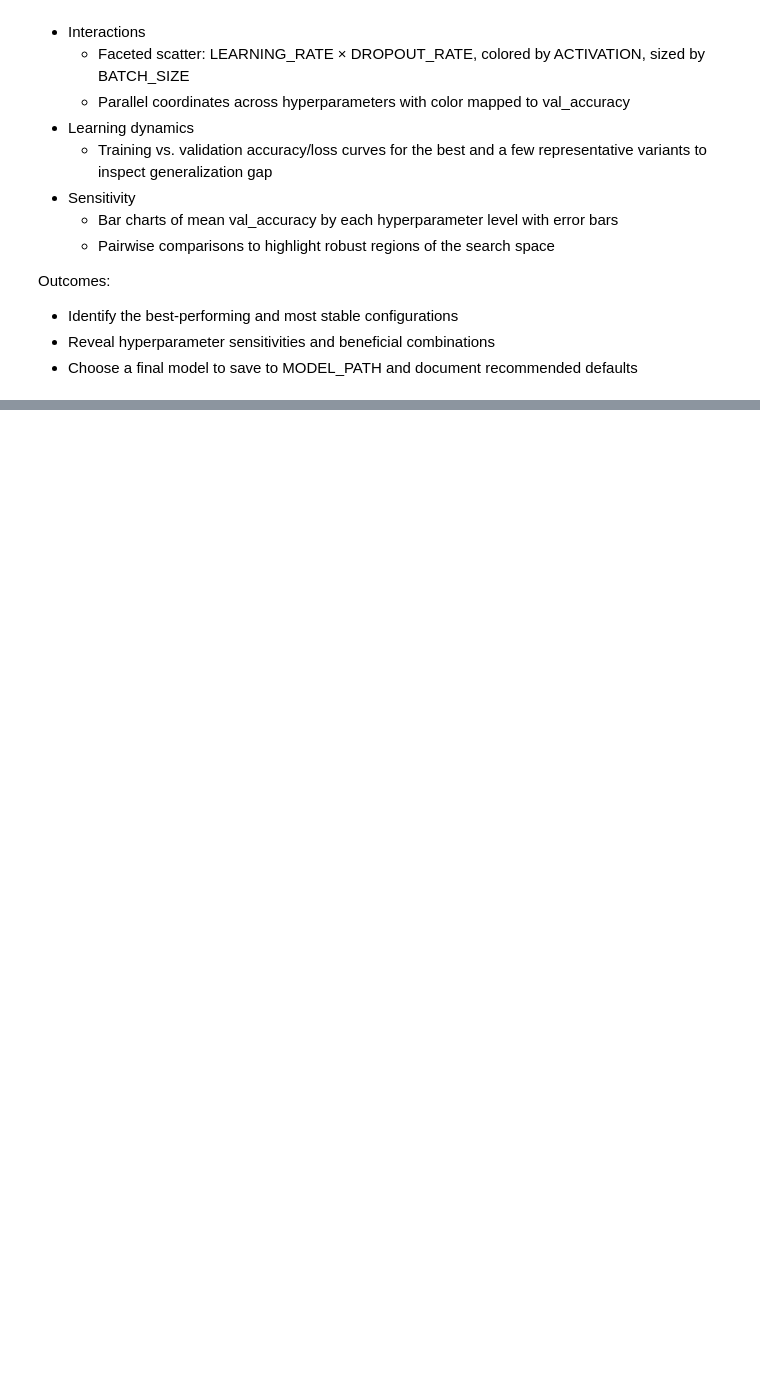
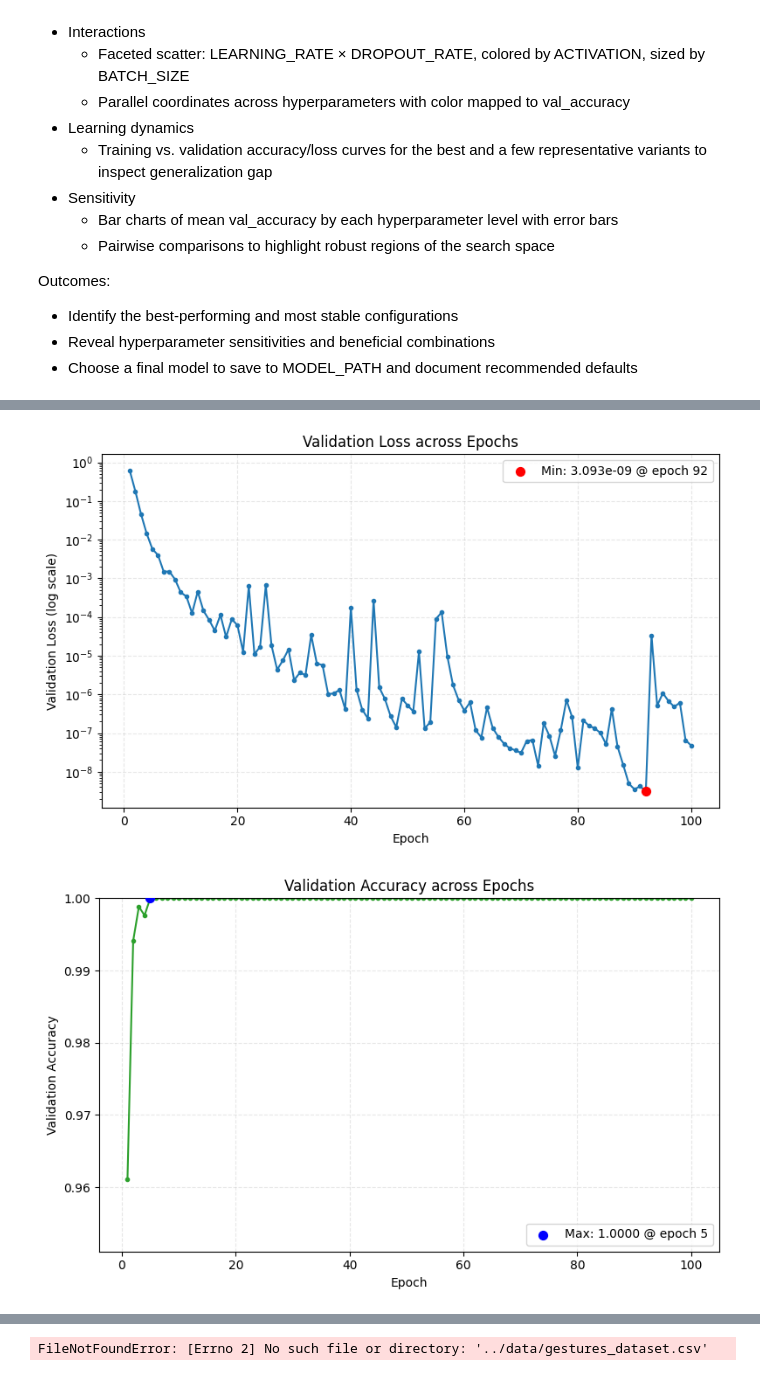
Before and after one commit to danielDiezURV/Neural-network-gesture-classification-in-arcade-games, a Jupyter notebook: neural_network_training.ipynb, the cells around one changed output, grey strips where cells are left out. Drawn from its saved outputs; the diff is of its cells as text; code cells hidden in the pictures; blank space fills up the shorter version.

```diff
--- a/neural_network_training.ipynb
+++ b/neural_network_training.ipynb
@@ -145,48 +161,55 @@ plot_helper.plot_val_loss_by_parameter(df)
 # %%
-import os
-import numpy as np
-import pandas as pd
+from src.gesture_controller.plot_helper import PlotHelper
+from src.gesture_controller.app_config import AppConfig
+from sklearn.model_selection import train_test_split
 import matplotlib.pyplot as plt
 import tensorflow as tf
-from plot_helper import PlotHelper
-from sklearn.model_selection import train_test_split
-from config.app_config import AppConfig
+import pandas as pd
+import numpy as np
+import sys
+import os
 
-df = pd.read_csv('models/models_performance.csv')
+# Resolve paths from config
+config = AppConfig()
+paths = config.get_neural_network_config()
+dataset_path = os.path.join('..', paths.get('DATASET_PATH'))
+model_path = os.path.join('..', paths.get('MODEL_PATH'))
+model_performance_path = os.path.join('..', paths.get('MODEL_PERFORMANCE_PATH'))
+
+
+df = pd.read_csv(model_performance_path)
 winner = df.sort_values(by=['val_accuracy', 'val_loss'], ascending=[False, True]).iloc[0]
 plot_helper = PlotHelper()
 plot_helper.plot_val_loss_in_epochs(winner)
 plot_helper.plot_val_accuracy_in_epochs(winner)
 
-# Resolve paths from config
-cfg = AppConfig()
-paths = cfg.get_neural_network_config()
-dataset_path = paths.get('DATASET_PATH')
-model_path = paths.get('MODEL_PATH')
 
 # Load dataset
 df = pd.read_csv(dataset_path)
 df['LANDMARKS'] = df['LANDMARKS'].apply(eval)
 X = np.array(df['LANDMARKS'].tolist())
 Y = df['GESTURE_ID'].to_numpy()
 
 # Train/val split (same seed as training)
-X_train, X_val, Y_train, Y_val = train_test_split(X, Y, test_size=0.9, random_state=42)
+X_train, X_val, Y_train, Y_val = train_test_split(X, Y, test_size=0.2, random_state=42)
 
 # Load model and predict
 model = tf.keras.models.load_model(model_path)
 probs = model.predict(X_val, verbose=0)
 y_pred = np.argmax(probs, axis=1)
 
 # Confusion matrix plot
 classes = np.unique(Y)
 plot_helper.plot_heatmap(Y_val, y_pred, classes)
 
 # ROC plot
 plot_helper.plot_roc_curve(Y_val, probs, classes)
 
 # PCA Visualization plot
 plot_helper.plot_pca(X_val, y_pred)
 
 # t-SNE Visualization plot
 plot_helper.plot_tsne(X_val, y_pred)
+# %% [output]
+[figure, added]
+[figure, added]
@@ -192,0 +217 @@ plot_helper.plot_tsne(X_val, y_pred)
+FileNotFoundError: [Errno 2] No such file or directory: '../data/gestures_dataset.csv'
```
Also changed, not shown: parts of 3 cells of this notebook, 13 other files.
